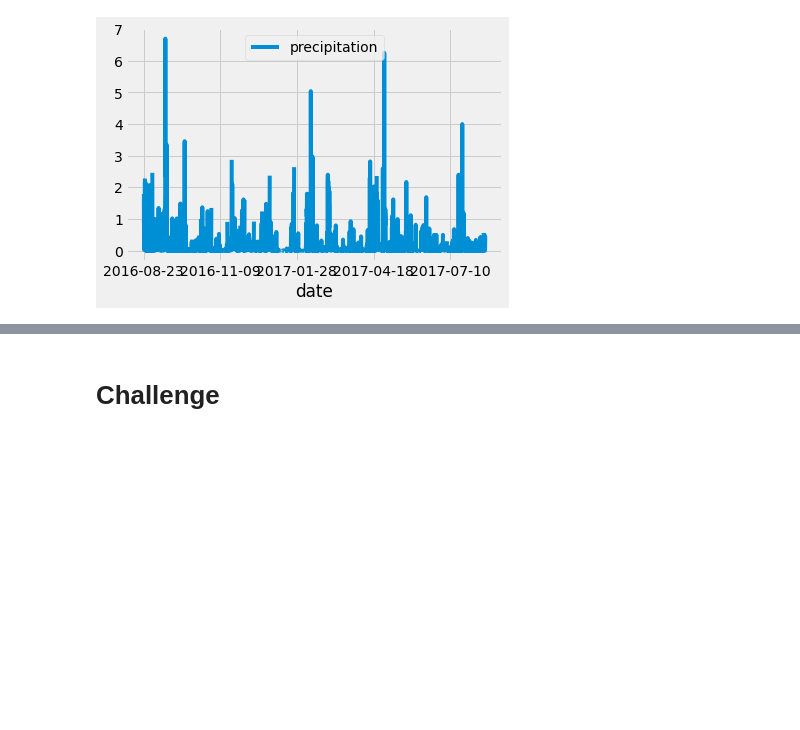
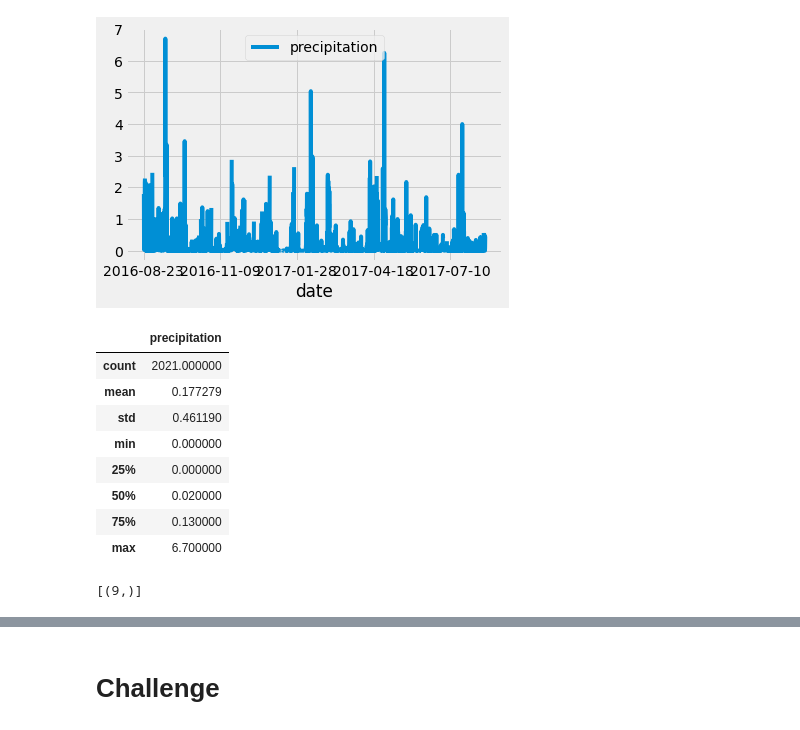
Before and after one commit to shirll98/surfs_up, a Jupyter notebook: climate_analysis.ipynb, the cells around one changed output, grey strips where cells are left out. Drawn from its saved outputs; the diff is of its cells as text; code cells hidden in the pictures; blank space fills up the shorter version.

```diff
--- a/climate_analysis.ipynb
+++ b/climate_analysis.ipynb
@@ -131,3 +93,14 @@ df.plot()
 # %%
 # 9.2.5 generate the summary
 # Use Pandas to calcualte the summary statistics for the precipitation data
+df.describe()
+# %% [output]
+|  | precipitation |
+| count | 2021.000000 |
+| mean | 0.177279 |
+| std | 0.461190 |
+| min | 0.000000 |
+| 25% | 0.000000 |
+| 50% | 0.020000 |
+| 75% | 0.130000 |
+| max | 6.700000 |
@@ -138,0 +107,7 @@ df.plot()
+# %%
+# 9.3.1 find the number of stations
+# How many stations are available in this dataset?
+session.query(func.count(Station.station)).all() # use session that we created earlier to query our db
+    # add the all() function to the end of the query so that our results are returned as a list
+# %% [output]
+[(9,)]
```
Also changed, not shown: parts of 11 cells of this notebook.
